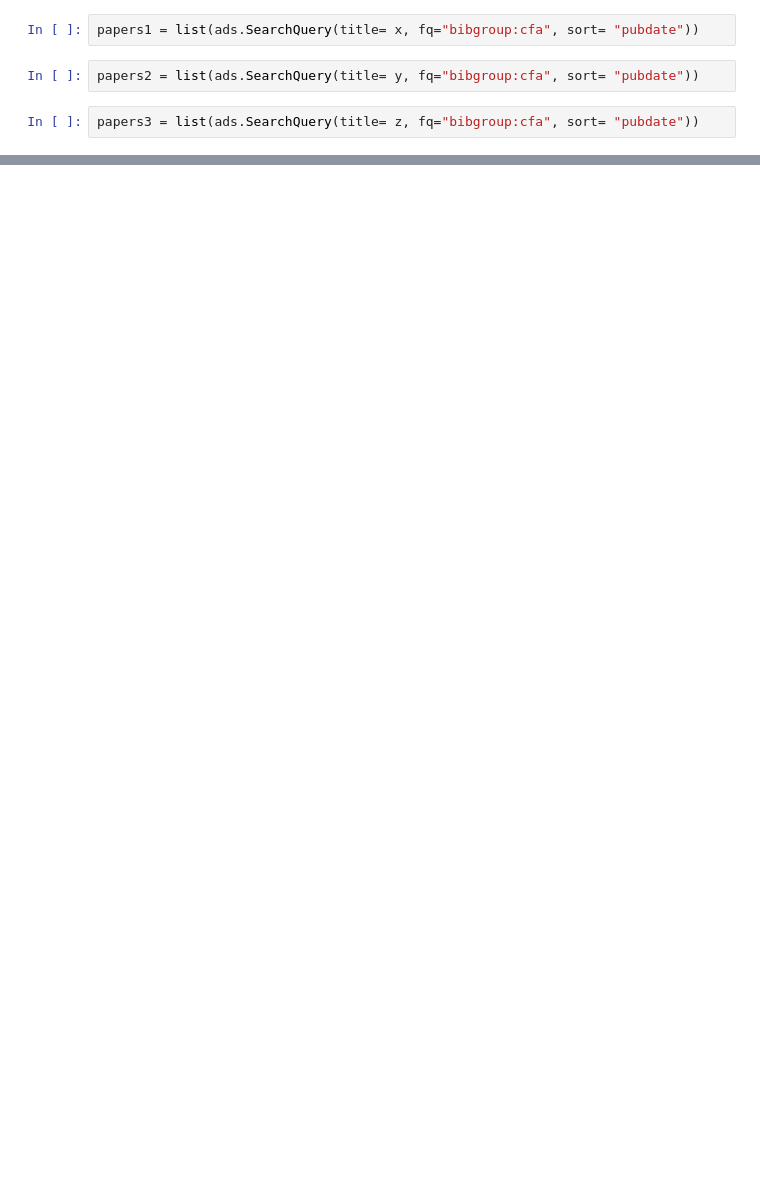
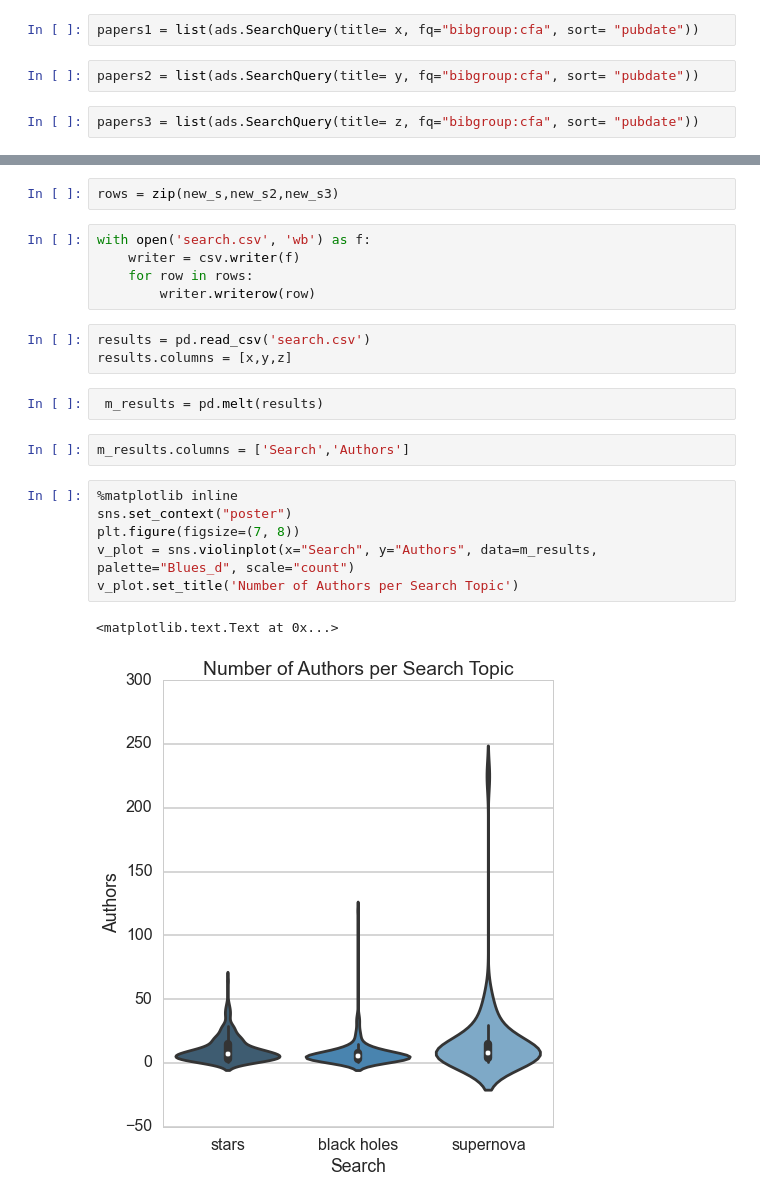
Before and after one commit to dbouquin/IS_602, a Jupyter notebook: IS602_final.ipynb, the cells around one changed output, grey strips where cells are left out. Drawn from its saved outputs; the diff is of its cells as text; blank space fills up the shorter version.

Commit message:
plot complete

```diff
--- a/IS602_final.ipynb
+++ b/IS602_final.ipynb
@@ -88,0 +72,23 @@ print avg
+# %%
+rows = zip(new_s,new_s2,new_s3)
+# %%
+with open('search.csv', 'wb') as f:
+    writer = csv.writer(f)
+    for row in rows:
+        writer.writerow(row)
+# %%
+results = pd.read_csv('search.csv')
+results.columns = [x,y,z]
+# %%
+ m_results = pd.melt(results)
+# %%
+m_results.columns = ['Search','Authors']
+# %%
+%matplotlib inline
+sns.set_context("poster")
+plt.figure(figsize=(7, 8))
+v_plot = sns.violinplot(x="Search", y="Authors", data=m_results, palette="Blues_d", scale="count")
+v_plot.set_title('Number of Authors per Search Topic')
+# %% [output]
+<matplotlib.text.Text at 0x...>
+[figure, added]
```
Also changed, not shown: parts of 13 cells of this notebook.
